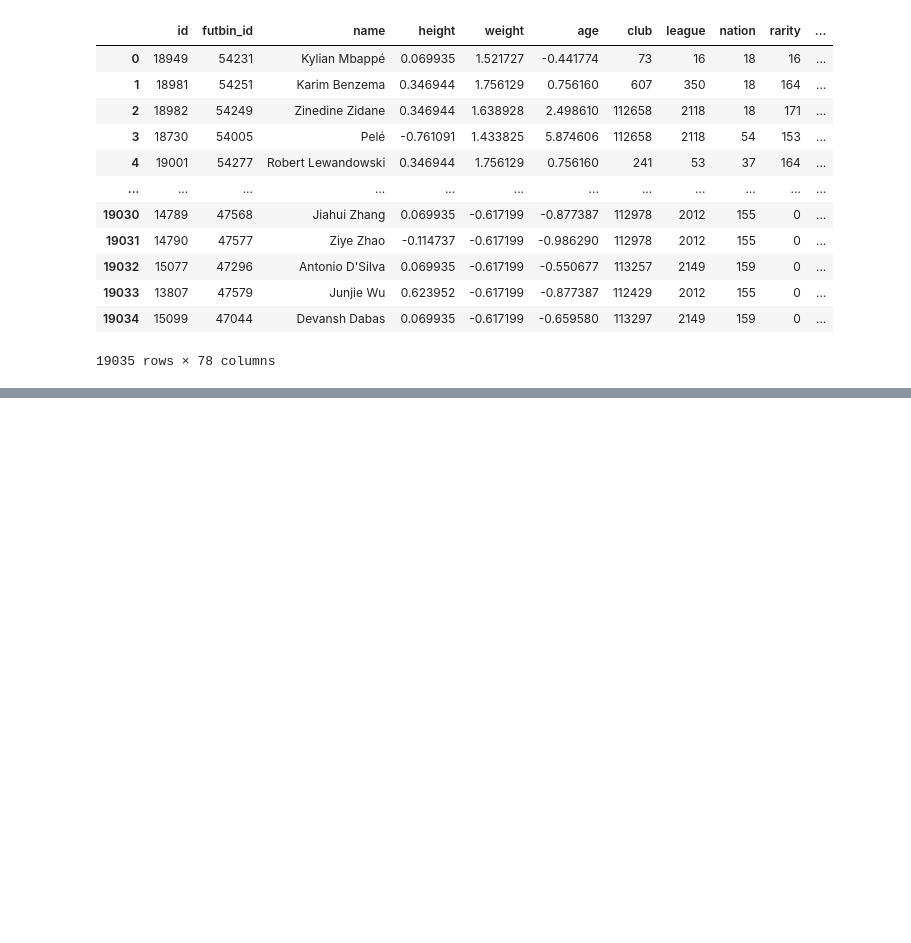
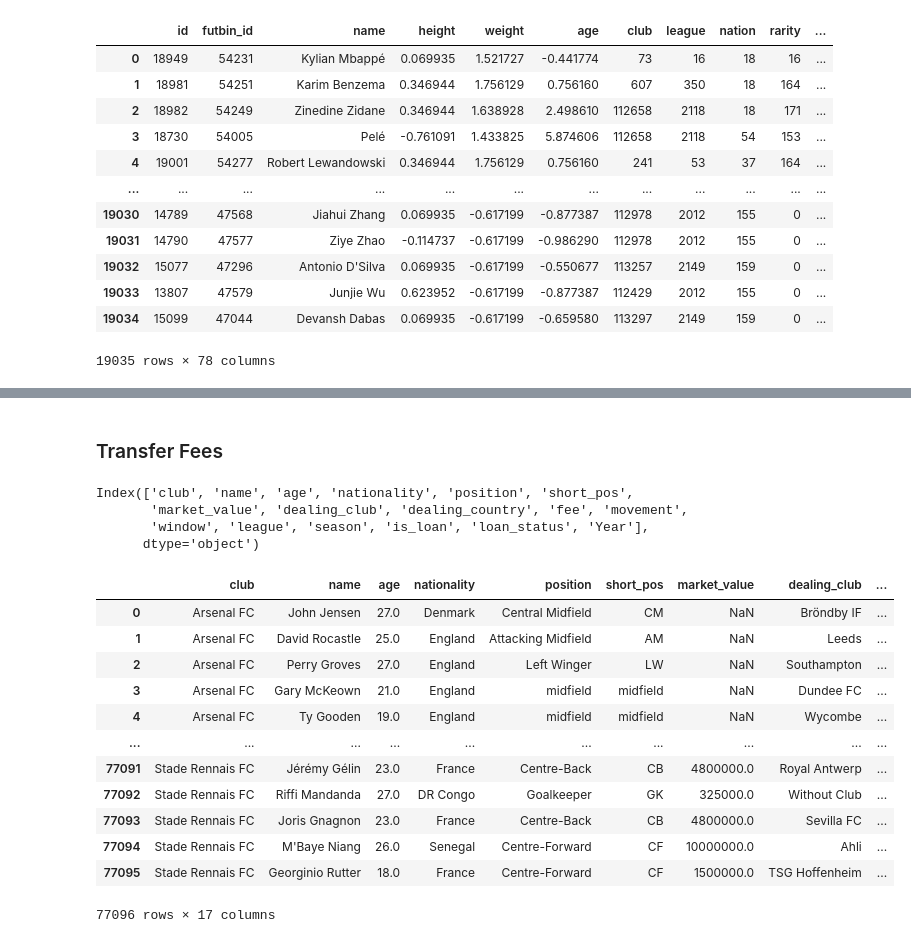
Before and after one commit to brandon-ds/siads593-M1, a Jupyter notebook: notebooks/data_preprocessing.ipynb, the cells around one changed output, grey strips where cells are left out. Cells and saved outputs as stored; diff of their text form; code cells hidden in the pictures; blank space fills up the shorter version.

Commit message:
added bronze and silver layers of transfer fees df

```diff
--- a/notebooks/data_preprocessing.ipynb
+++ b/notebooks/data_preprocessing.ipynb
@@ -222,0 +132,38 @@ combined_df
+# %% [markdown]
+### Transfer Fees
+# %%
+# Bronze Layer
+
+top_5_leagues = [
+    'combined_premier-league.csv',
+    'combined_serie-a.csv',
+    'combined_laliga.csv',
+    'combined_1-bundesliga.csv',
+    'combined_ligue-1.csv'
+    ]
+
+dfs  = []
+for league in top_5_leagues:
+    dfs.append(pd.read_csv(f'../data/{league}'))
+
+raw_transfer_fees = pd.concat(dfs, ignore_index=True)
+print(raw_transfer_fees.columns)
+raw_transfer_fees
+# %% [output]
+Index(['club', 'name', 'age', 'nationality', 'position', 'short_pos',
+       'market_value', 'dealing_club', 'dealing_country', 'fee', 'movement',
+       'window', 'league', 'season', 'is_loan', 'loan_status', 'Year'],
+      dtype='object')
+|  | club | name | age | nationality | position | short_pos | market_value | dealing_club | ... |
+| 0 | Arsenal FC | John Jensen | 27.0 | Denmark | Central Midfield | CM | NaN | Bröndby IF | ... |
+| 1 | Arsenal FC | David Rocastle | 25.0 | England | Attacking Midfield | AM | NaN | Leeds | ... |
+| 2 | Arsenal FC | Perry Groves | 27.0 | England | Left Winger | LW | NaN | Southampton | ... |
+| 3 | Arsenal FC | Gary McKeown | 21.0 | England | midfield | midfield | NaN | Dundee FC | ... |
+| 4 | Arsenal FC | Ty Gooden | 19.0 | England | midfield | midfield | NaN | Wycombe | ... |
+| ... | ... | ... | ... | ... | ... | ... | ... | ... | ... |
+| 77091 | Stade Rennais FC | Jérémy Gélin | 23.0 | France | Centre-Back | CB | 4800000.0 | Royal Antwerp | ... |
+| 77092 | Stade Rennais FC | Riffi Mandanda | 27.0 | DR Congo | Goalkeeper | GK | 325000.0 | Without Club | ... |
+| 77093 | Stade Rennais FC | Joris Gnagnon | 23.0 | France | Centre-Back | CB | 4800000.0 | Sevilla FC | ... |
+| 77094 | Stade Rennais FC | M'Baye Niang | 26.0 | Senegal | Centre-Forward | CF | 10000000.0 | Ahli | ... |
+| 77095 | Stade Rennais FC | Georginio Rutter | 18.0 | France | Centre-Forward | CF | 1500000.0 | TSG Hoffenheim | ... |
+77096 rows × 17 columns
```
Also changed, not shown: parts of 14 cells of this notebook.
